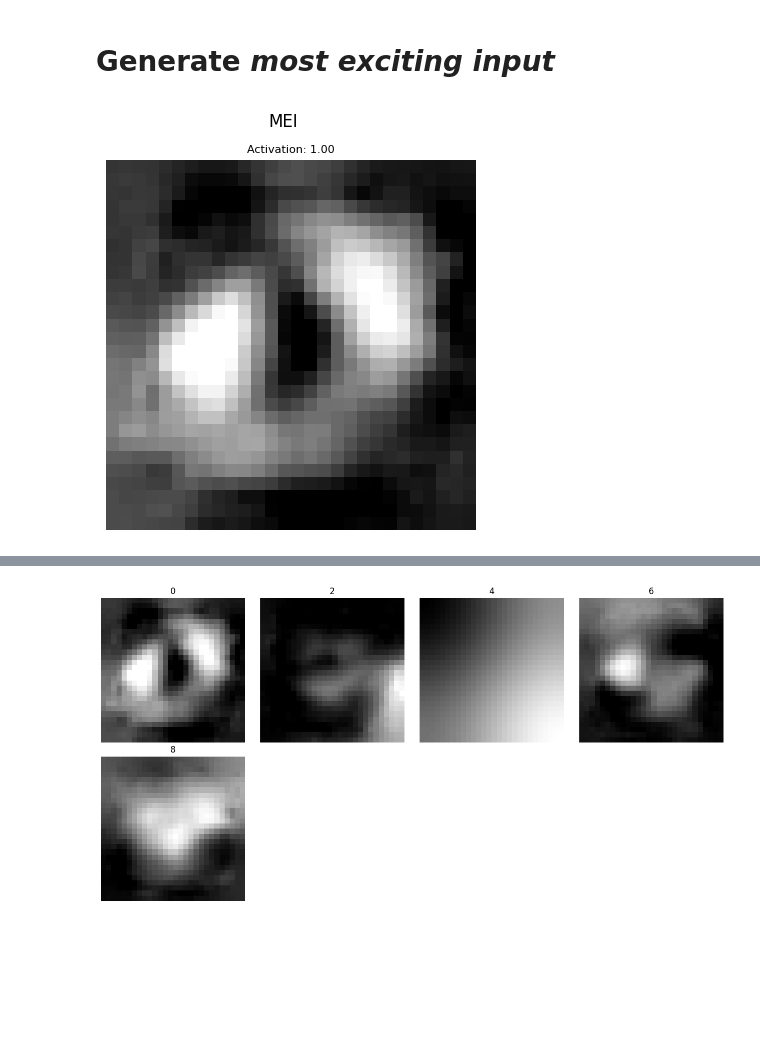
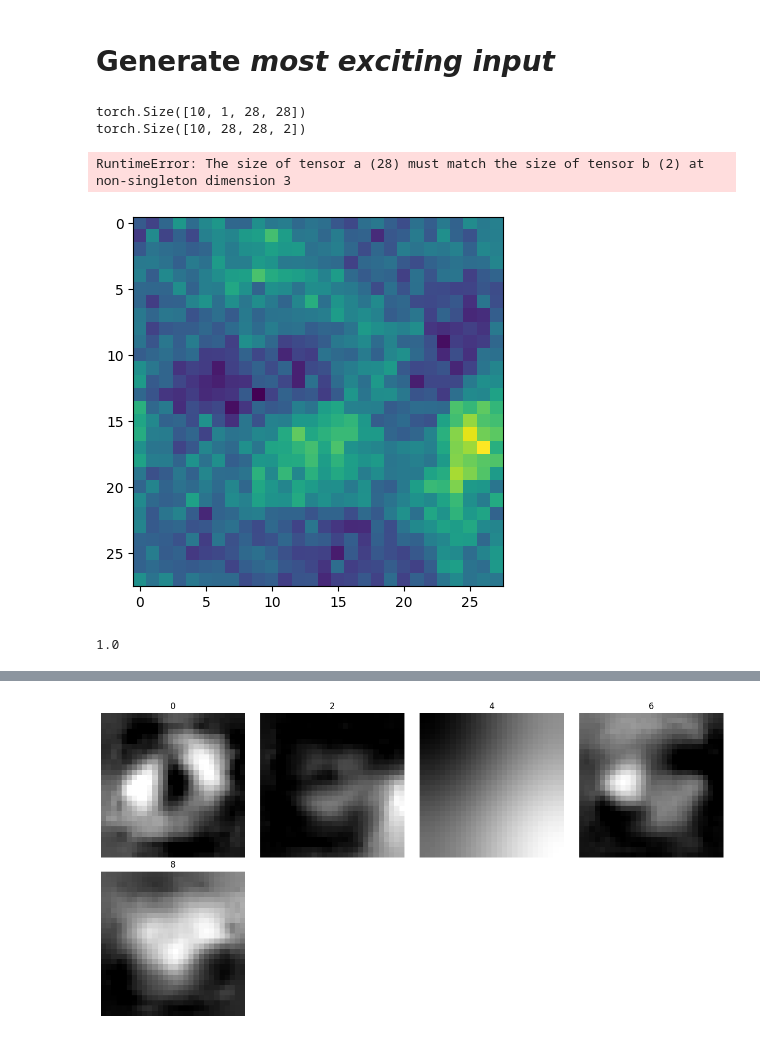
Before and after one commit to lacykaltgr/mei, a Jupyter notebook: examples/example_mnist.ipynb, the cells around one changed output, grey strips where cells are left out. Saved outputs shown, nothing was run; the diff lists cells and outputs as text; code cells hidden in the pictures; blank space fills up the shorter version.

```diff
--- a/examples/example_mnist.ipynb
+++ b/examples/example_mnist.ipynb
@@ -35,9 +35,9 @@ Test Accuracy on mnist_model2: 96.68%
 Saved mnist_model1.
 Saved mnist_model2.
 # %%
-def operation(model, unit_n):
+def operation(unit_n):
     def forward(x):
-        output = model(x)
+        output = model1(x)
         output = torch.flatten(output, 1)
         return output[:, unit_n]
     return forward
@@ -45,6 +45,6 @@ def operation(model, unit_n):
 # Import and instantiate MEI
 # %%
 from meitorch import mei
-Mei = mei.MEI(operations=[operation(model1, 0), operation(model1, 1)], shape=(1, 28, 28), scale=1, bias=0, device='cpu')
+Mei = mei.MEI(operation=operation(2), shape=(1, 28, 28), device='cpu')
 # %% [markdown]
 # Define configuration for generation
@@ -105,7 +91,17 @@ generator_mei_config = dict(
 # %% [markdown]
 # Generate *most exciting input*
 # %%
-meip = Mei.generate_image_based(image_mei_config)
-show_image(meip.get_image(), text="MEI", activation=meip.get_activation())
+meip = Mei.generate_image_based(**image_mei_config)
 # %% [output]
-[figure, removed]
+torch.Size([10, 1, 28, 28])
+torch.Size([10, 28, 28, 2])
+RuntimeError: The size of tensor a (28) must match the size of tensor b (2) at non-singleton dimension 3
+# %%
+i = 0
+from matplotlib.pyplot import imshow, show
+imshow(meip.get_image()[i][0].detach().numpy())
+show()
+print(meip.get_activation()[i])
+# %% [output]
+[figure, added]
+1.0
```
Also changed, not shown: parts of 4 cells of this notebook.
